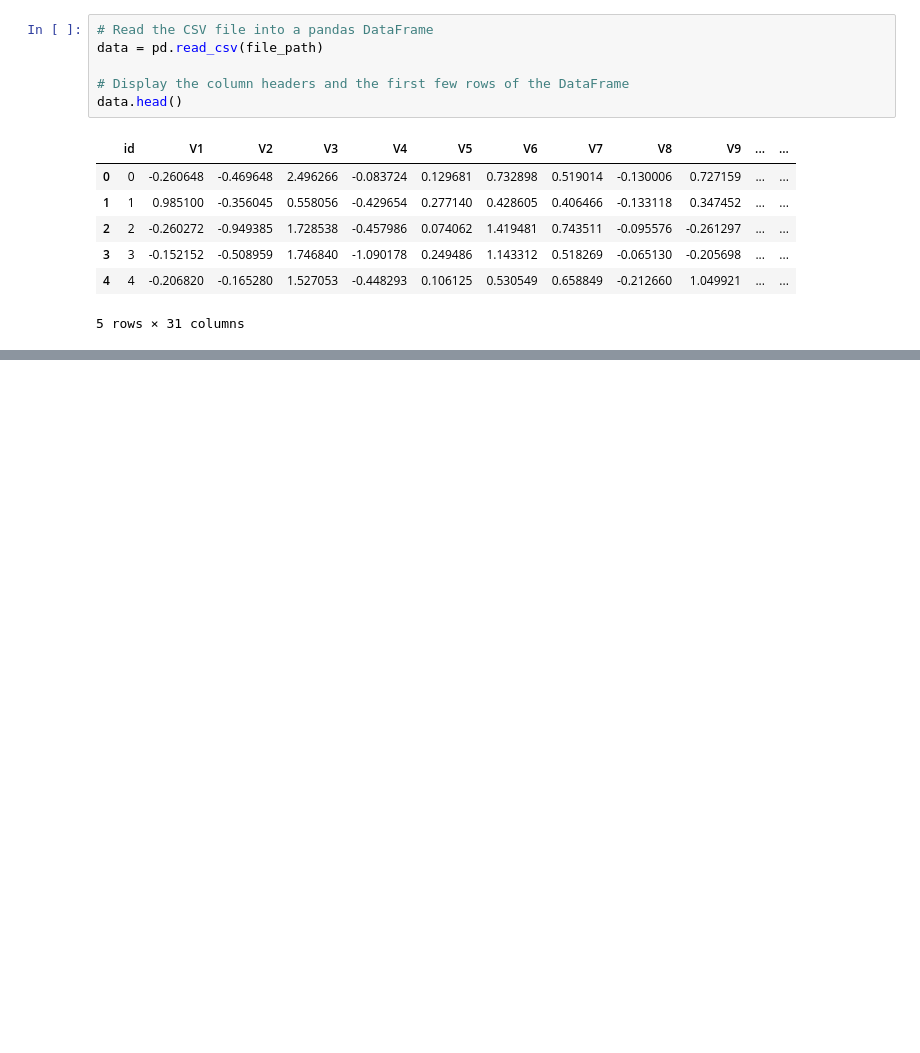
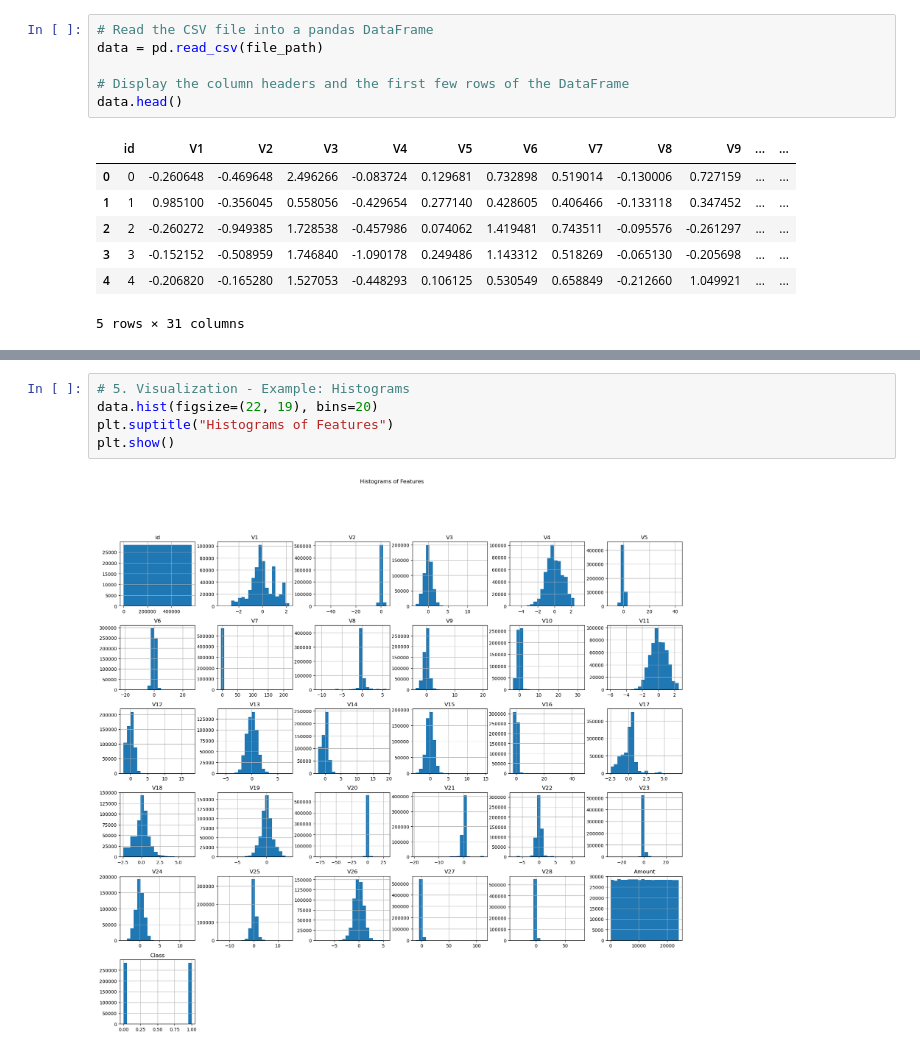
Before and after one commit to khivishta/Credit_Card_Fraud_Detection, a Jupyter notebook: preprocessing/EDA.ipynb, the cells around one changed output, grey strips where cells are left out. Cells and saved outputs as stored; diff of their text form; blank space fills up the shorter version.

```diff
--- a/preprocessing/EDA.ipynb
+++ b/preprocessing/EDA.ipynb
@@ -39,0 +108,7 @@ data.head()
+# %%
+# 5. Visualization - Example: Histograms
+data.hist(figsize=(22, 19), bins=20)
+plt.suptitle("Histograms of Features")
+plt.show()
+# %% [output]
+[figure, added]
```
Also changed, not shown: parts of 6 cells of this notebook, 3 other files.
